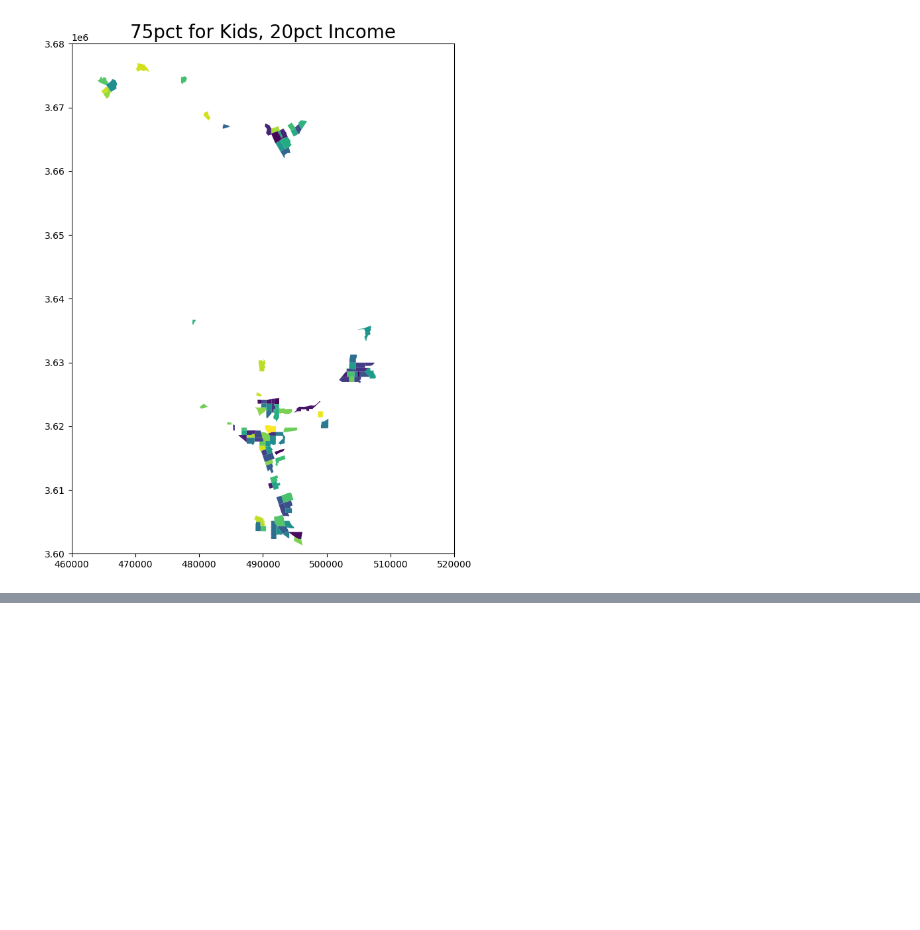
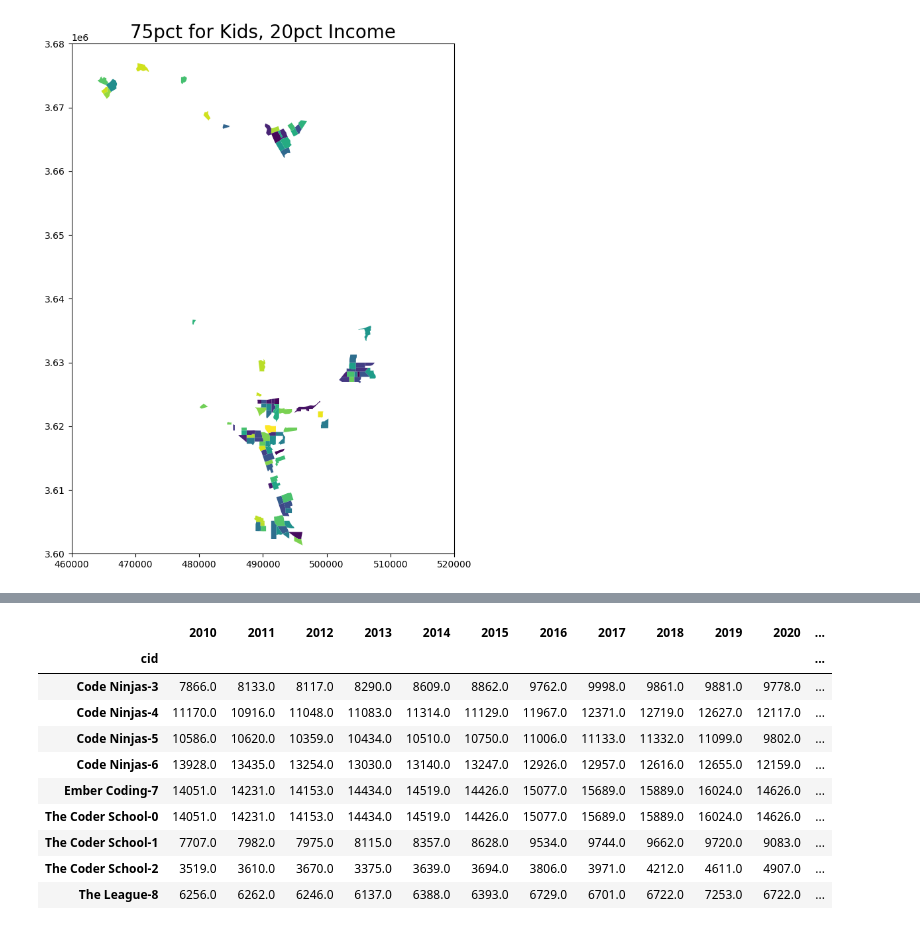
Before and after one commit to jointheleague/marketing-data, a Jupyter notebook: notebooks/ericbusboom/child_density.ipynb, the cells around one changed output, grey strips where cells are left out. Drawn from its saved outputs; the diff is of its cells as text; code cells hidden in the pictures; blank space fills up the shorter version.

```diff
--- a/notebooks/ericbusboom/child_density.ipynb
+++ b/notebooks/ericbusboom/child_density.ipynb
@@ -206,0 +352,48 @@ df
+# %%
+from census import Census
+from us import states
+import pandas as pd
+
+api_key = "8a695c2cf16a80e406501af3c21a7492c85844a8"
+col = "B09001_008E" # 12 to 14
+ # B09001_009E # 15 to 17
+
+
+def get_census_year(year):
+
+    c = Census(api_key, year=year)
+
+    r = c.acs5.get(('GEO_ID', col),  {'for': 'tract: *', 'in': 'state:06 county:073'})
+    df = pd.DataFrame(r)
+    df.rename(columns={ col:year, 'GEO_ID':'geoid'}, inplace=True)
+    df['geoid'] = df['geoid'].str.replace('1400000US', '14000US', regex=False)
+    return df[['geoid', year]]
+
+
+frames10 = [ get_census_year(year) for year in range(2010, 2020)]
+frames20 = [ get_census_year(year) for year in range(2020, 2024)]
+# %%
+from functools import reduce
+
+# Merge all dataframes in the frames list on the 'geoid' column
+census10 = reduce(lambda left, right: pd.merge(left, right, on='geoid', how='outer'), frames10)
+census20 = reduce(lambda left, right: pd.merge(left, right, on='geoid', how='outer'), frames20)
+
+t10 = ter10.merge(census10, on='geoid', how='left').drop(columns=['geoid']).groupby('cid').sum().sort_index()
+t20 = ter20.merge(census20, on='geoid', how='left').drop(columns=['geoid']).groupby('cid').sum().sort_index()
+
+tc_ts = pd.concat([t10, t20], axis=1)
+
+tc_ts
+# %% [output]
+|  | 2010 | 2011 | 2012 | 2013 | 2014 | 2015 | 2016 | 2017 | 2018 | 2019 | 2020 | ... |
+| cid |  |  |  |  |  |  |  |  |  |  |  | ... |
+| Code Ninjas-3 | 7866.0 | 8133.0 | 8117.0 | 8290.0 | 8609.0 | 8862.0 | 9762.0 | 9998.0 | 9861.0 | 9881.0 | 9778.0 | ... |
+| Code Ninjas-4 | 11170.0 | 10916.0 | 11048.0 | 11083.0 | 11314.0 | 11129.0 | 11967.0 | 12371.0 | 12719.0 | 12627.0 | 12117.0 | ... |
+| Code Ninjas-5 | 10586.0 | 10620.0 | 10359.0 | 10434.0 | 10510.0 | 10750.0 | 11006.0 | 11133.0 | 11332.0 | 11099.0 | 9802.0 | ... |
+| Code Ninjas-6 | 13928.0 | 13435.0 | 13254.0 | 13030.0 | 13140.0 | 13247.0 | 12926.0 | 12957.0 | 12616.0 | 12655.0 | 12159.0 | ... |
+| Ember Coding-7 | 14051.0 | 14231.0 | 14153.0 | 14434.0 | 14519.0 | 14426.0 | 15077.0 | 15689.0 | 15889.0 | 16024.0 | 14626.0 | ... |
+| The Coder School-0 | 14051.0 | 14231.0 | 14153.0 | 14434.0 | 14519.0 | 14426.0 | 15077.0 | 15689.0 | 15889.0 | 16024.0 | 14626.0 | ... |
+| The Coder School-1 | 7707.0 | 7982.0 | 7975.0 | 8115.0 | 8357.0 | 8628.0 | 9534.0 | 9744.0 | 9662.0 | 9720.0 | 9083.0 | ... |
+| The Coder School-2 | 3519.0 | 3610.0 | 3670.0 | 3375.0 | 3639.0 | 3694.0 | 3806.0 | 3971.0 | 4212.0 | 4611.0 | 4907.0 | ... |
+| The League-8 | 6256.0 | 6262.0 | 6246.0 | 6137.0 | 6388.0 | 6393.0 | 6729.0 | 6701.0 | 6722.0 | 7253.0 | 6722.0 | ... |
```
Also changed, not shown: parts of 16 cells of this notebook, 22 other files.
